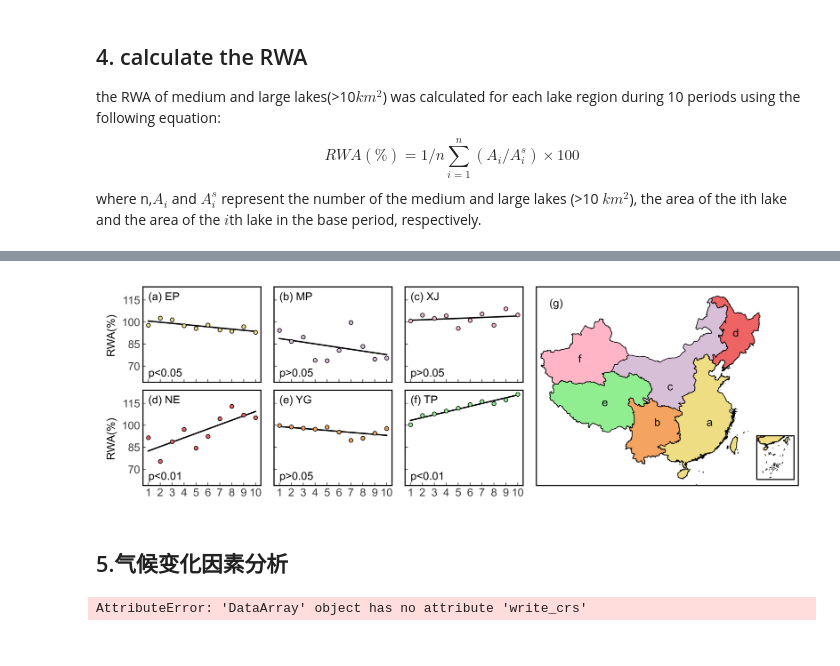
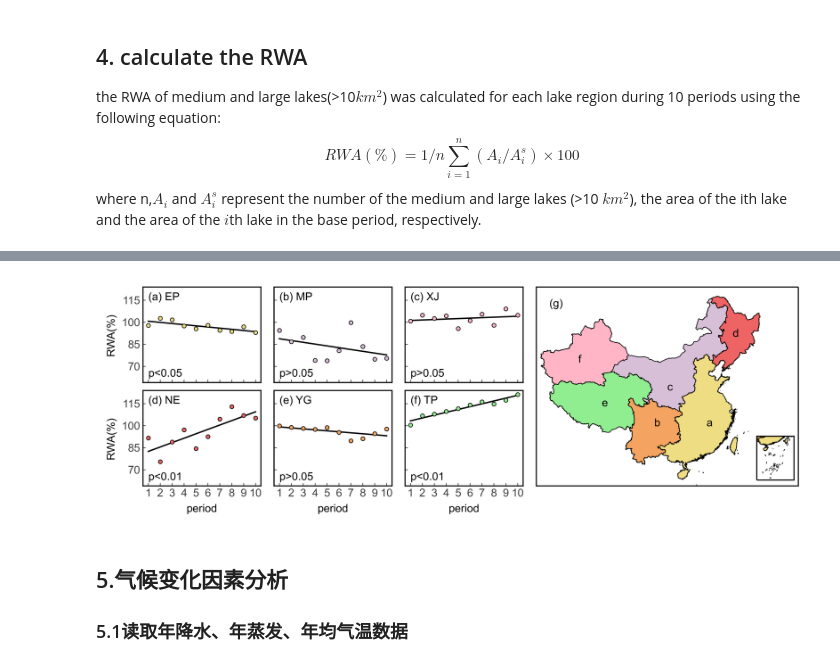
Before and after one commit to beihuihu/ESE5023_Assignments_12332288, a Jupyter notebook: final_proj/Final_Project.ipynb, the cells around one changed output, grey strips where cells are left out. Saved outputs shown, nothing was run; the diff lists cells and outputs as text; code cells hidden in the pictures.

```diff
--- a/final_proj/Final_Project.ipynb
+++ b/final_proj/Final_Project.ipynb
@@ -66,3 +51,3 @@ lake
 # %%
-lake=gpd.read_file('interest_lakes.shp')
-lake
+# lake=gpd.read_file('interest_lakes.shp')
+# lake
@@ -303,9 +265,9 @@ for i, ax in enumerate(axes.ravel()):
     new_lake_num=len(region_lake_list[(region_lake_list['2000']==0)&(region_lake_list['2019']!=0)])
     dry_lake_num=len(region_lake_list[(region_lake_list['2000']!=0)&(region_lake_list['2019']==0)])
 
-    ax.text(-0.4,113,'({}) {}'.format(chr(97+i),regions[i]))
+    ax.text(-0.4,123,'({}) {}'.format(chr(97+i),regions[i]))
     ax.bar(['New','Dried'],[new_lake_num,dry_lake_num],color=colors[i])
-    ax.set_ylim([0,128])
+    ax.set_ylim([0,138])
     ax.spines['bottom'].set_linewidth(lw[1])
     ax.spines['top'].set_linewidth(lw[1])#.set_visible(False)
     ax.spines['left'].set_linewidth(lw[1])
@@ -313,4 +275,9 @@ for i, ax in enumerate(axes.ravel()):
     ax.tick_params("both",which="major",
                length=lw[4],width = lw[1],
                colors = "0.25",labelsize=fs[0],pad=2)
+    if new_lake_num!=0:
+        ax.text(-0.1,new_lake_num+0.2,str(new_lake_num),color = "0.25")
+    if dry_lake_num!=0:
+        ax.text(0.9,dry_lake_num+0.2,str(dry_lake_num),color = "0.25")
+plt.savefig(r'3_picture\4_new_and_dried_lakes.png',bbox_inches='tight',pad_inches = 0.1)
 # %% [output]
@@ -337,14 +304,15 @@ for l_id in tqdm(lake.index):
                 lake_time_series['Ai']=lake_time_series['Area_dr']/As*100
                 lake_change=[lake_id,region_name]
                 #five period
-                for i in np.arange(2000,2020,1):
+                for i in np.arange(2000,2020,2):
                     period=lake_time_series[lake_time_series['Year'].map(lambda x: x>=i and x<i+2)]['Ai'].mean()
                     lake_change.append(period)
+#                 print(lake_change)
                 lake_change_list.loc[index]=lake_change
                 index=index+1
             break
-lake_change_list.to_csv('lake_change_list.csv')
-lake_change_list
+lake_change_list.to_csv('lake_change_list.csv',index=False)
+# lake_change_list
 # %%
 lake_change_list=pd.read_csv('lake_change_list.csv')
 lake_change_list
@@ -373,27 +341,26 @@ ax6=fig.add_axes([0.4, 0, 0.18, 0.48])
 ax7=fig.add_axes([0.6, 0, 0.4, 1],projection=proj)
 ax7.set_extent([80, 133, 17, 54], crs=ccrs.PlateCarree())
 ax8=fig.add_axes([0.87, 0.03, 0.19, 0.22],projection=ccrs.PlateCarree())
-
+periods=range(1,11)
 axes=[ax1,ax2,ax3,ax4,ax5,ax6]
-
 for i, ax in enumerate(axes):
 
     change=lake_change_list[lake_change_list['Region']==regions[i]]
-    mean=change.iloc[:,2:12].mean()
+    meanRWA=change.iloc[:,2:12].mean()
 #     std=change.iloc[:,2:12].std()
-    ax.scatter(xticks,mean,s=8,c=colors[i],linewidths=lw[1],edgecolors='k',zorder=1)
+    ax.scatter(periods,meanRWA,s=8,c=colors[i],linewidths=lw[1],edgecolors='k',zorder=1)
 
     # 拟合线性模型
-    X=np.array(xticks).reshape((-1, 1))
+    period=np.array(periods).reshape((-1, 1))
     model = LinearRegression()
-    model.fit(X, mean)
+    model.fit(period, meanRWA)
     #进行预测
-    mean_bar = model.predict(X)
-    ax.plot(xticks,mean_bar,'k',linewidth=lw[3],zorder=0)
+    meanRWA_bar = model.predict(period)
+    ax.plot(periods,meanRWA_bar,'k',linewidth=lw[3],zorder=0)
     # 为特征矩阵添加常数列
-    X_with_intercept = sm.add_constant(X)
+    period_with_intercept = sm.add_constant(period)
     # 创建最小二乘模型
-    model_ols = sm.OLS(mean, X_with_intercept).fit()
+    model_ols = sm.OLS(meanRWA, period_with_intercept).fit()
 
     # p检验
     p=model_ols.pvalues.x1
@@ -412,63 +379,39 @@ for i, ax in enumerate(axes):
     ax.tick_params("both",which="major",
                length=lw[4],width = lw[1],
                colors = "0.25",labelsize=fs[0],pad=2)
-
     if(i%3==0):
         ax.set_ylabel('RWA(%)')
     else:
         ax.yaxis.set_major_formatter(plt.NullFormatter())
 
     if i<3 :
         ax.xaxis.set_major_formatter(plt.NullFormatter())
+    else:
+        ax.set_xlabel('period')
 #     ax.set_title(region_name)
-    ax.text(1,115,'({}) {}'.format(chr(97+i),region[i]))
+    ax.text(1,115,'({}) {}'.format(chr(97+i),regions[i]))
     ax.set_ylim([59,124])
     ax.set_yticks([70,85,100,115])
-    ax.set_xticks(xticks)
+    ax.set_xticks(periods)
     ax7.add_geometries(six_region[six_region['name']==regions[i]]['geometry'],crs=ccrs.PlateCarree(),facecolor=colors[i],edgecolor='black',linewidth=lw[1])
     ax8.add_geometries(six_region[six_region['name']==regions[i]]['geometry'],crs=ccrs.PlateCarree(),facecolor=colors[i],edgecolor='black',linewidth=lw[1])
 
 ax7.add_geometries(southern_sea_island['geometry'],facecolor='white',edgecolor='black',linewidth=lw[1],crs=ccrs.PlateCarree())
 ax7.spines['geo'].set_linewidth(lw[2])
 draw_label(ax7,0.05,0.9,'(g)')
 draw_label(ax7,0.65,0.3,'a')
 draw_label(ax7,0.45,0.3,'b')
 draw_label(ax7,0.5,0.48,'c')
 draw_label(ax7,0.75,0.75,'d')
 draw_label(ax7,0.25,0.4,'e')
 draw_label(ax7,0.16,0.62,'f')
 
 ax8.spines['geo'].set_linewidth(lw[2])
 ax8.set_extent([105, 125, 2.5, 26],crs=ccrs.PlateCarree())
 add_northern_sea(ax8)
+plt.savefig(r'3_picture\5_Temporal_changes_in_lakes.png',bbox_inches='tight',pad_inches = 0.1)
 # %% [output]
-[figure, old version]
+[figure, new version]
 # %% [markdown]
 ## 5.气候变化因素分析
+### 5.1读取年降水、年蒸发、年均气温数据
-# %%
-fig, axes = plt.subplots(2,3, figsize=(6.6,3), sharex=True, sharey=True, dpi=600)
-xtic=range(2000,2020)
-for i, ax in enumerate(axes.ravel()):
-    region=six_region[six_region['name']==regions[i]]#['geometry']
-#     region
-    precp=pre.pre#.interp(lon=np.arange(69.75,140.26,0.25),lat=np.arange(14.75,55.26,0.25))
-    precp.rio.write_crs("epsg:4326", inplace=True)
-    precp.rio.set_spatial_dims(x_dim="lon", y_dim="lat", inplace=True)
-    cliped = precp.rio.clip(region.geometry.apply(mapping),region.crs,drop=False)
-#     region_pre.append(cliped)
-    meanP=cliped.mean(dim=['lat', 'lon'])
-    maxP=cliped.max(dim=['lat', 'lon'])
-    minP=cliped.min(dim=['lat', 'lon'])
-    print(minP.values)
-    print(maxP.values)
-    ax.fill_between(xtick, minP.values, maxP.values,facecolor=colors[i], alpha=0.50)
-    ax.plot(xtick,meanP,colors[i],linewidth=lw[1])
-    ax.spines['top'].set_visible(False)
-    ax.spines['right'].set_visible(False)
-#     ax.set_ylabel('$A/A^s (\%)$')
-    ax.set_xlabel('Year')
-    ax.set_xticks(np.arange(2000,2021,5))
-    ax.set_xlabel('Year')
-    ax.text( )
-# %% [output]
-AttributeError: 'DataArray' object has no attribute 'write_crs'
```
Also changed, not shown: parts of 24 cells of this notebook, 1 other file.
